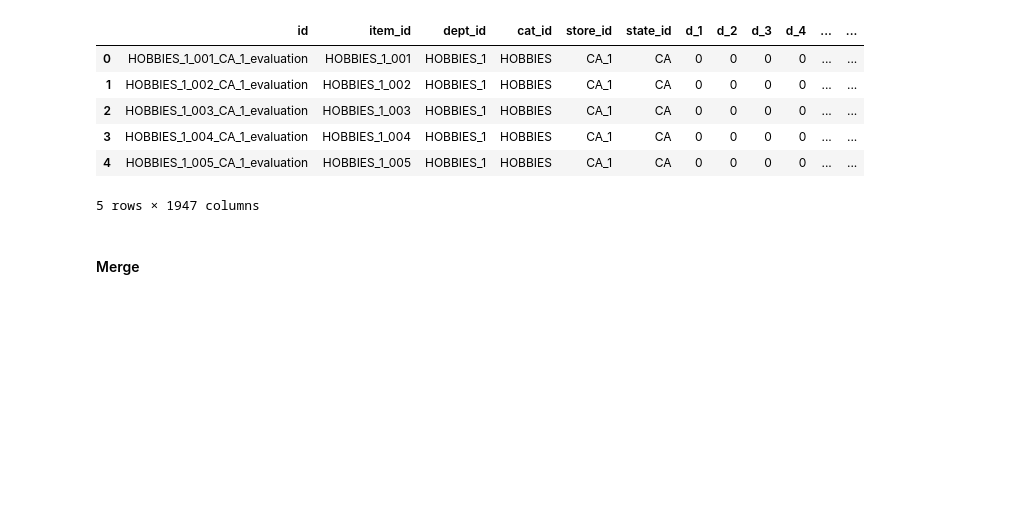
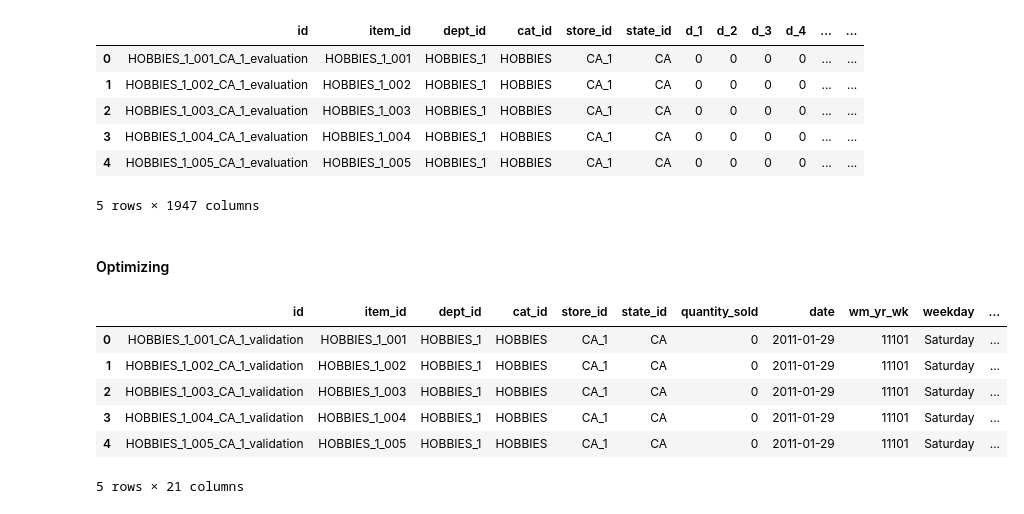
Before and after one commit to bartadamiec/walmart_sales, a Jupyter notebook: projekt.ipynb, the cells around one changed output. Cells and saved outputs as stored; diff of their text form; code cells hidden in the pictures; blank space fills up the shorter version.

```diff
--- a/projekt.ipynb
+++ b/projekt.ipynb
@@ -135,4 +161,4 @@ evaluation.head()
 | 4 | HOBBIES_1_005_CA_1_evaluation | HOBBIES_1_005 | HOBBIES_1 | HOBBIES | CA_1 | CA | 0 | 0 | 0 | 0 | ... | ... |
 5 rows × 1947 columns
 # %% [markdown]
-#### Merge
+#### Optimizing
@@ -138,0 +174,22 @@ evaluation.head()
+# %%
+ca1_sell_prices = sell_prices[sell_prices["store_id"] == "CA_1"]
+ca1_validation = validation[validation["store_id"] == "CA_1"]
+# %%
+ca1_validation_columns_d = []
+for col in ca1_validation.columns:
+    if col.startswith("d_"):
+        ca1_validation_columns_d.append(col)
+
+ca1_validation_long = pd.melt(ca1_validation, value_vars=ca1_validation_columns_d, id_vars=["id", "item_id", "dept_id", "cat_id", "store_id", "state_id"], var_name="d_id", value_name="quantity_sold")
+# %%
+ca1_validation_calendar = pd.merge(ca1_validation_long, calendar, how="inner", left_on="d_id", right_on="d")
+ca1_validation_calendar.drop(columns=["d_id"], inplace=True)
+ca1_validation_calendar.head()
+# %% [output]
+|  | id | item_id | dept_id | cat_id | store_id | state_id | quantity_sold | date | wm_yr_wk | weekday | ... |
+| 0 | HOBBIES_1_001_CA_1_validation | HOBBIES_1_001 | HOBBIES_1 | HOBBIES | CA_1 | CA | 0 | 2011-01-29 | 11101 | Saturday | ... |
+| 1 | HOBBIES_1_002_CA_1_validation | HOBBIES_1_002 | HOBBIES_1 | HOBBIES | CA_1 | CA | 0 | 2011-01-29 | 11101 | Saturday | ... |
+| 2 | HOBBIES_1_003_CA_1_validation | HOBBIES_1_003 | HOBBIES_1 | HOBBIES | CA_1 | CA | 0 | 2011-01-29 | 11101 | Saturday | ... |
+| 3 | HOBBIES_1_004_CA_1_validation | HOBBIES_1_004 | HOBBIES_1 | HOBBIES | CA_1 | CA | 0 | 2011-01-29 | 11101 | Saturday | ... |
+| 4 | HOBBIES_1_005_CA_1_validation | HOBBIES_1_005 | HOBBIES_1 | HOBBIES | CA_1 | CA | 0 | 2011-01-29 | 11101 | Saturday | ... |
+5 rows × 21 columns
```
Also changed, not shown: parts of 12 cells of this notebook.
